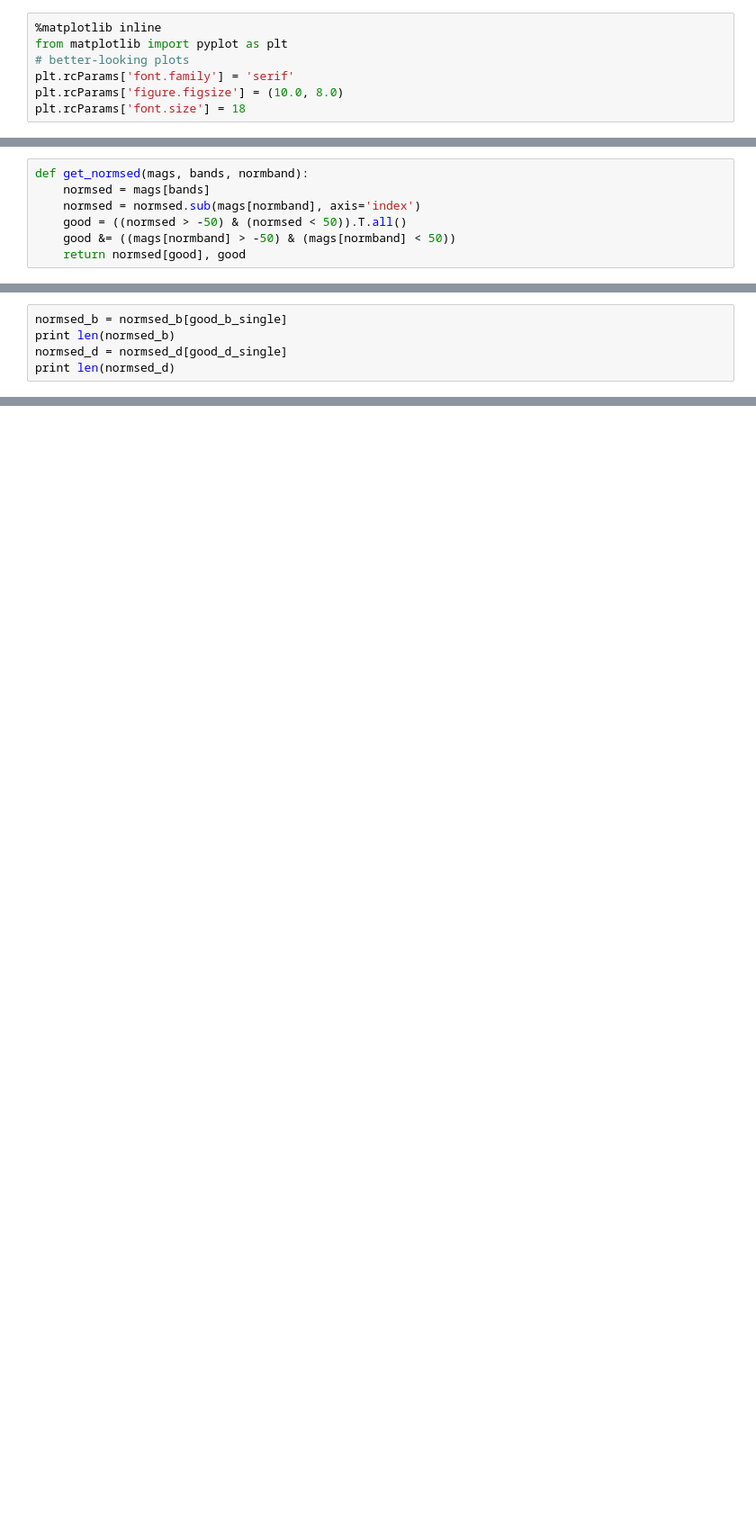
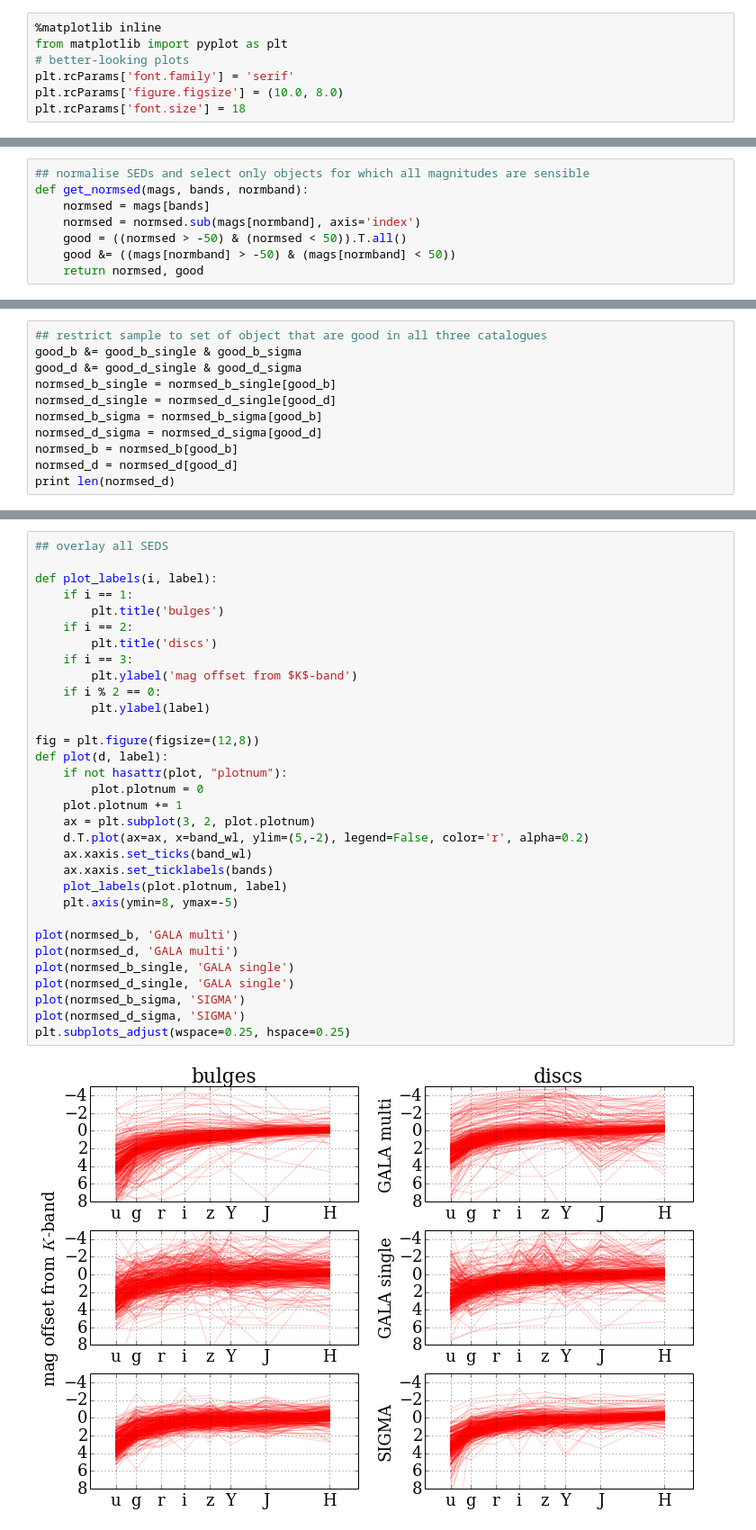
Before and after one commit to MegaMorph/megamorph-analysis, a Jupyter notebook: notebooks/BD_analysis.ipynb, the cells around one changed output, grey strips where cells are left out. Shown: that part at 90% size. Cells and saved outputs as stored; diff of their text form; blank space fills up the shorter version.

Commit message:
Added SIGMA data to BD_analysis

```diff
--- a/notebooks/BD_analysis.ipynb
+++ b/notebooks/BD_analysis.ipynb
@@ -39,8 +70,9 @@ mags_b.columns = mags_d.columns = mags_b_single.columns = mags_d_single.columns
 # %%
+## normalise SEDs and select only objects for which all magnitudes are sensible
 def get_normsed(mags, bands, normband):
     normsed = mags[bands]
     normsed = normsed.sub(mags[normband], axis='index')
     good = ((normsed > -50) & (normsed < 50)).T.all()
     good &= ((mags[normband] > -50) & (mags[normband] < 50))
-    return normsed[good], good
+    return normsed, good
 # %%
@@ -60,5 +88,0 @@ print len(normsed_d_single)
-# %%
-normsed_b = normsed_b[good_b_single]
-print len(normsed_b)
-normsed_d = normsed_d[good_d_single]
-print len(normsed_d)
@@ -157,0 +89,11 @@ outlined_text(x+0.4, y, 'single-band', '0.1', rotation=90)
+# %%
+## restrict sample to set of object that are good in all three catalogues
+good_b &= good_b_single & good_b_sigma
+good_d &= good_d_single & good_d_sigma
+normsed_b_single = normsed_b_single[good_b]
+normsed_d_single = normsed_d_single[good_d]
+normsed_b_sigma = normsed_b_sigma[good_b]
+normsed_d_sigma = normsed_d_sigma[good_d]
+normsed_b = normsed_b[good_b]
+normsed_d = normsed_d[good_d]
+print len(normsed_d)
@@ -157,0 +102,34 @@ outlined_text(x+0.4, y, 'single-band', '0.1', rotation=90)
+# %%
+## overlay all SEDS
+
+def plot_labels(i, label):
+    if i == 1:
+        plt.title('bulges')
+    if i == 2:
+        plt.title('discs')
+    if i == 3:
+        plt.ylabel('mag offset from $K$-band')
+    if i % 2 == 0:
+        plt.ylabel(label)
+
+fig = plt.figure(figsize=(12,8))
+def plot(d, label):
+    if not hasattr(plot, "plotnum"):
+        plot.plotnum = 0
+    plot.plotnum += 1
+    ax = plt.subplot(3, 2, plot.plotnum)
+    d.T.plot(ax=ax, x=band_wl, ylim=(5,-2), legend=False, color='r', alpha=0.2)
+    ax.xaxis.set_ticks(band_wl)
+    ax.xaxis.set_ticklabels(bands)
+    plot_labels(plot.plotnum, label)
+    plt.axis(ymin=8, ymax=-5)
+
+plot(normsed_b, 'GALA multi')
+plot(normsed_d, 'GALA multi')
+plot(normsed_b_single, 'GALA single')
+plot(normsed_d_single, 'GALA single')
+plot(normsed_b_sigma, 'SIGMA')
+plot(normsed_d_sigma, 'SIGMA')
+plt.subplots_adjust(wspace=0.25, hspace=0.25)
+# %% [output]
+[figure, added]
```
Also changed, not shown: parts of 21 cells of this notebook.
